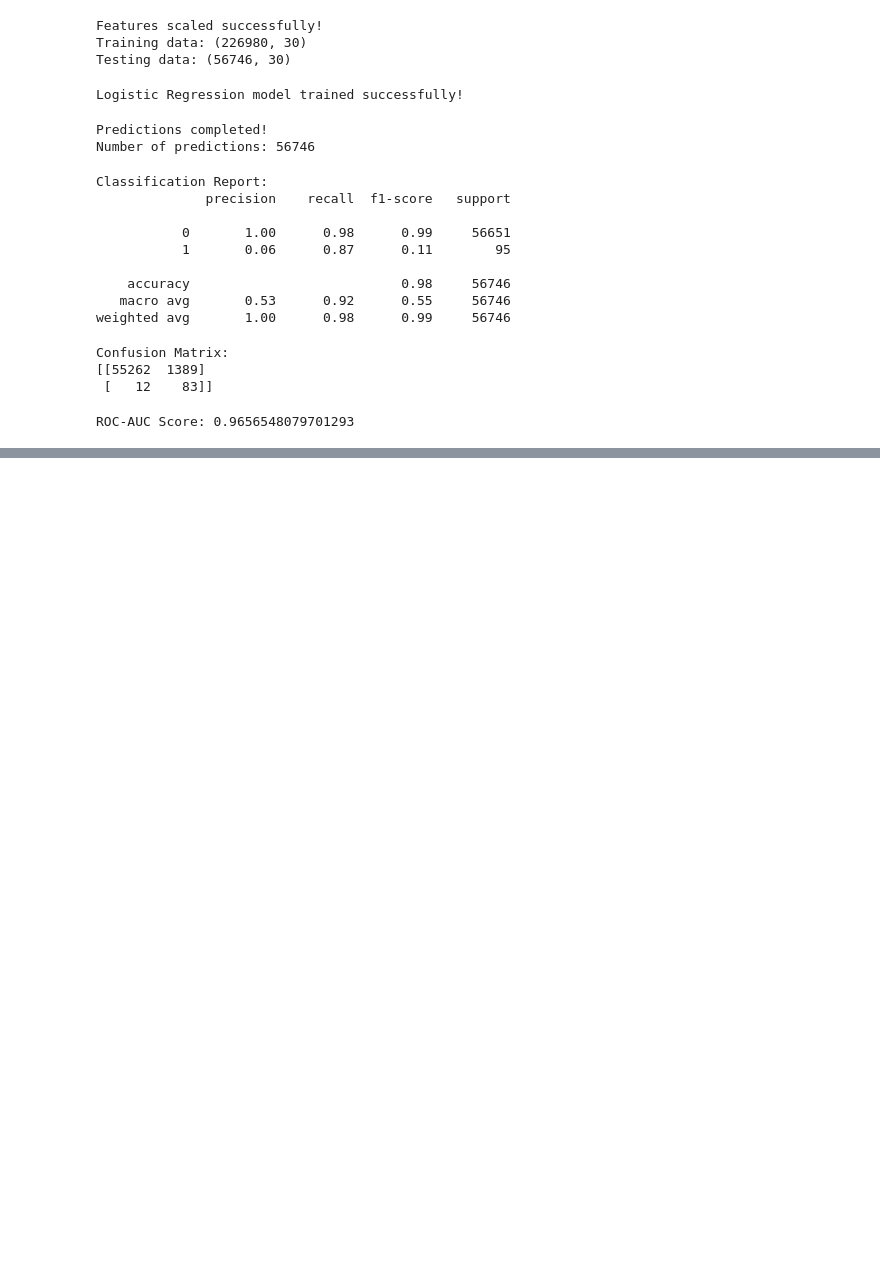
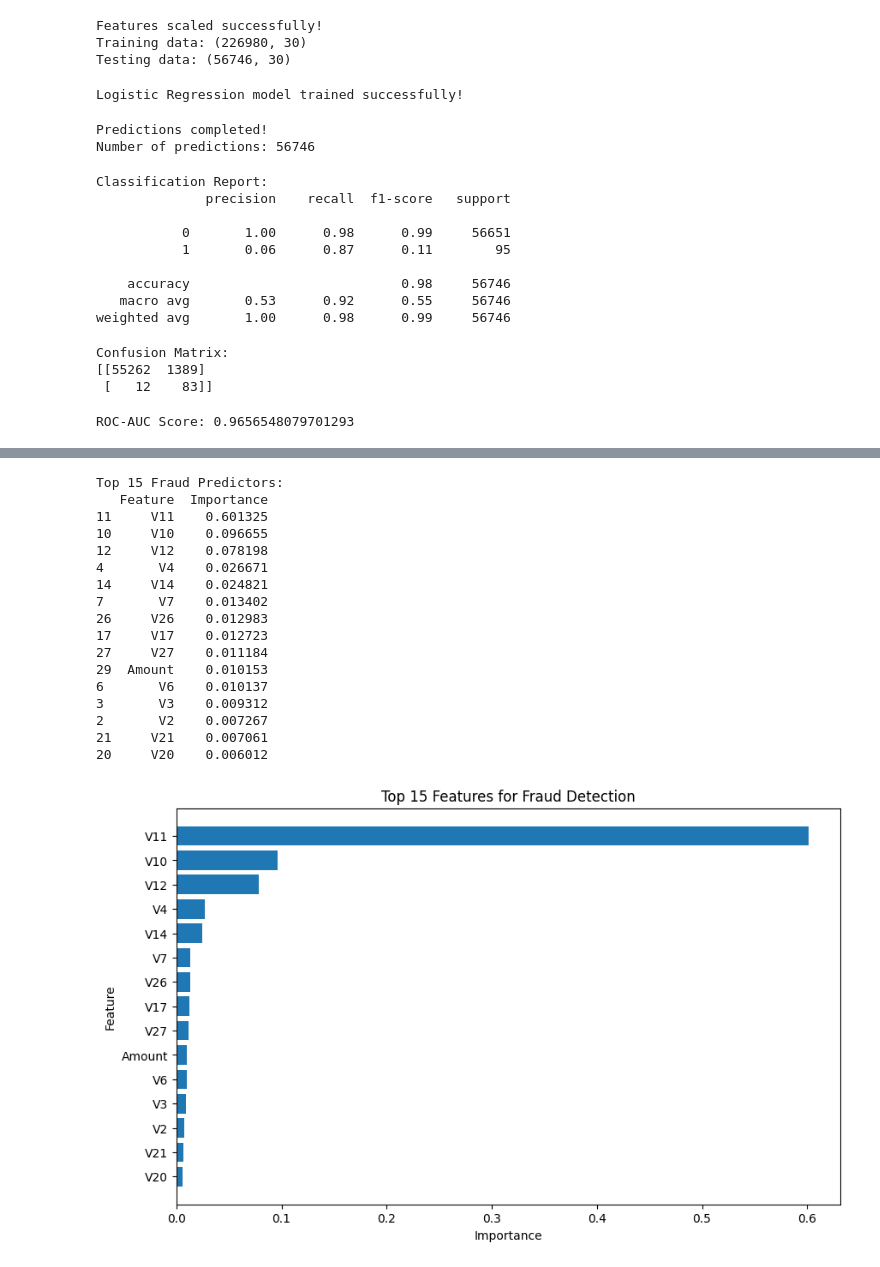
Before and after one commit to katholevidya07/transaction-fraud-detection, a Jupyter notebook: transaction_fraud_detection.ipynb.ipynb, the cells around one changed output, grey strips where cells are left out. Saved outputs shown, nothing was run; the diff lists cells and outputs as text; code cells hidden in the pictures; blank space fills up the shorter version.

```diff
--- a/transaction_fraud_detection.ipynb.ipynb
+++ b/transaction_fraud_detection.ipynb.ipynb
@@ -795,0 +1103,49 @@ ROC-AUC Score: 0.9656548079701293
+# %%
+import pandas as pd
+import matplotlib.pyplot as plt
+
+# Get feature importance
+feature_importance = pd.DataFrame({
+    'Feature': X_fe.columns,
+    'Importance': xgb_fe_model.feature_importances_
+})
+
+# Sort from most important to least important
+feature_importance = feature_importance.sort_values(
+    by='Importance',
+    ascending=False
+)
+
+print("Top 15 Fraud Predictors:")
+print(feature_importance.head(15))
+
+# Plot top 15 features
+plt.figure(figsize=(10, 6))
+plt.barh(
+    feature_importance.head(15)['Feature'][::-1],
+    feature_importance.head(15)['Importance'][::-1]
+)
+
+plt.xlabel("Importance")
+plt.ylabel("Feature")
+plt.title("Top 15 Features for Fraud Detection")
+plt.show()
+# %% [output]
+Top 15 Fraud Predictors:
+   Feature  Importance
+11     V11    0.601325
+10     V10    0.096655
+12     V12    0.078198
+4       V4    0.026671
+14     V14    0.024821
+7       V7    0.013402
+26     V26    0.012983
+17     V17    0.012723
+27     V27    0.011184
+29  Amount    0.010153
+6       V6    0.010137
+3       V3    0.009312
+2       V2    0.007267
+21     V21    0.007061
+20     V20    0.006012
+[figure, added]
```
Also changed, not shown: parts of 17 cells of this notebook.
